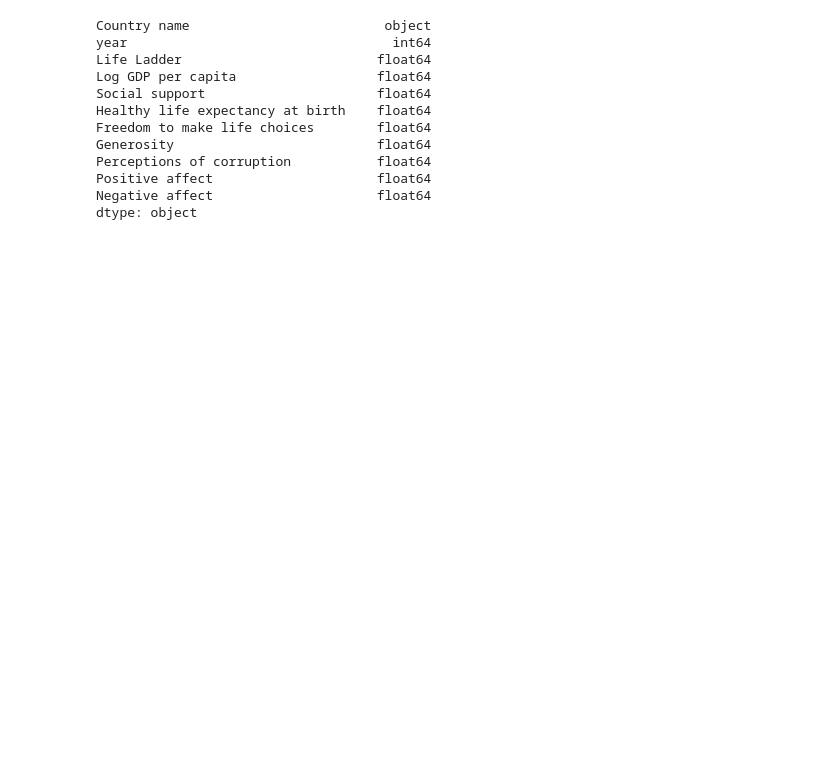
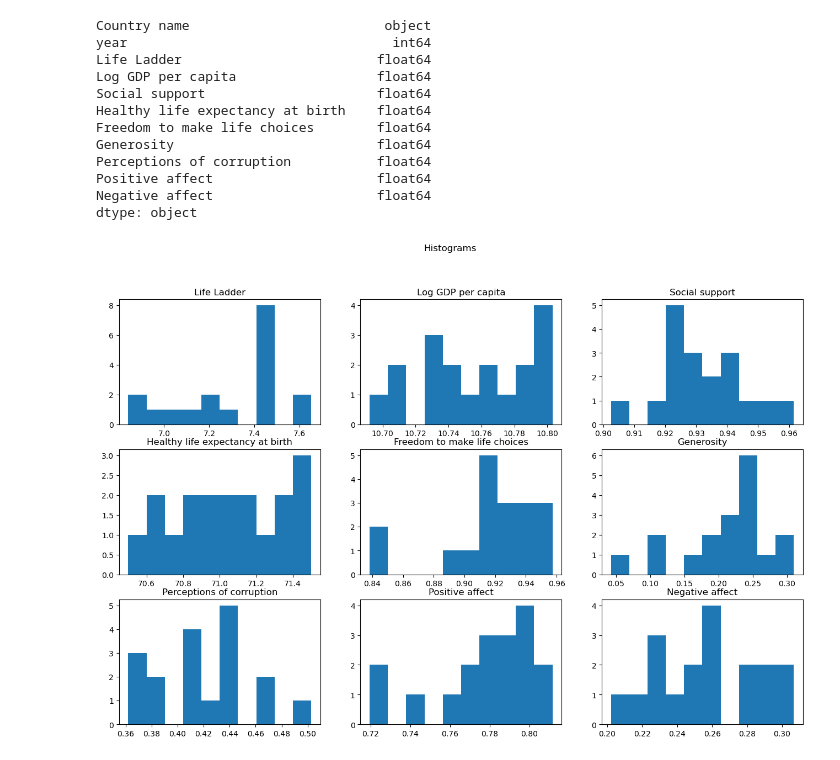
Before and after one commit to SBangarh/Happiness-Analysis, a Jupyter notebook: notebook.ipynb, the cells around one changed output. Drawn from its saved outputs; the diff is of its cells as text; code cells hidden in the pictures; blank space fills up the shorter version.

Commit message:
wrote functions to make visuals, will need to explore models, but time to import reports from WEC

```diff
--- a/notebook.ipynb
+++ b/notebook.ipynb
@@ -480,3 +485,40 @@ Perceptions of corruption           float64
 Positive affect                     float64
 Negative affect                     float64
 dtype: object
+# %%
+#Boxplot and Histograms
+
+def make_histogram(dataframe, num_rows, num_col, fig_size):
+    fig, axs = plt.subplots(nrows=num_rows, ncols=num_col, figsize=fig_size)
+    my_columns = [column for column in dataframe.columns if column != 'Country name' and column != 'year']
+
+    for i in range(num_rows):
+        for j in range(num_col):
+            idx = i * num_col + j
+            if idx < len(my_columns):
+                column = my_columns[idx]
+                axs[i, j].hist(dataframe[column])
+                axs[i, j].set_title(column)
+    plt.suptitle('Histograms')
+    plt.show()
+
+#function to make boxplots
+
+def make_boxplot(dataframe, num_rows, num_col, fig_size):
+    fig, axs = plt.subplots(nrows=num_rows, ncols=num_col, figsize=fig_size)
+    my_columns = [column for column in dataframe.columns if column != 'Country name' and column != 'year']
+
+    for i in range(num_rows):
+        for j in range(num_col):
+            idx = i * num_col + j
+            if idx < len(my_columns):
+                column = my_columns[idx]
+                axs[i, j].boxplot(dataframe[column])
+                axs[i, j].set_title(column)
+    plt.suptitle('Boxplots')
+    plt.show()
+# %%
+#plot histograms
+make_histogram(canada, 3, 3, (16, 10))
+# %% [output]
+[figure, added]
```
Also changed, not shown: parts of 16 cells of this notebook.
